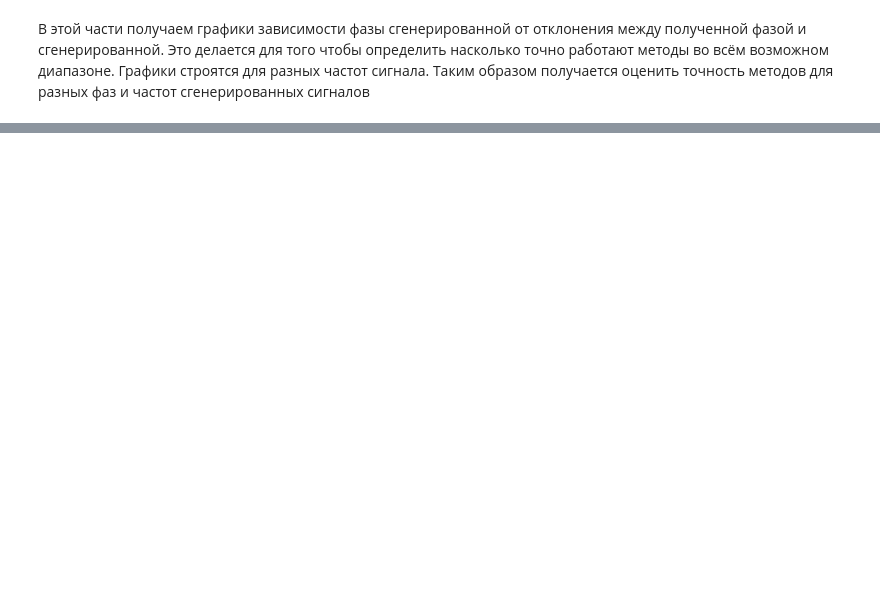
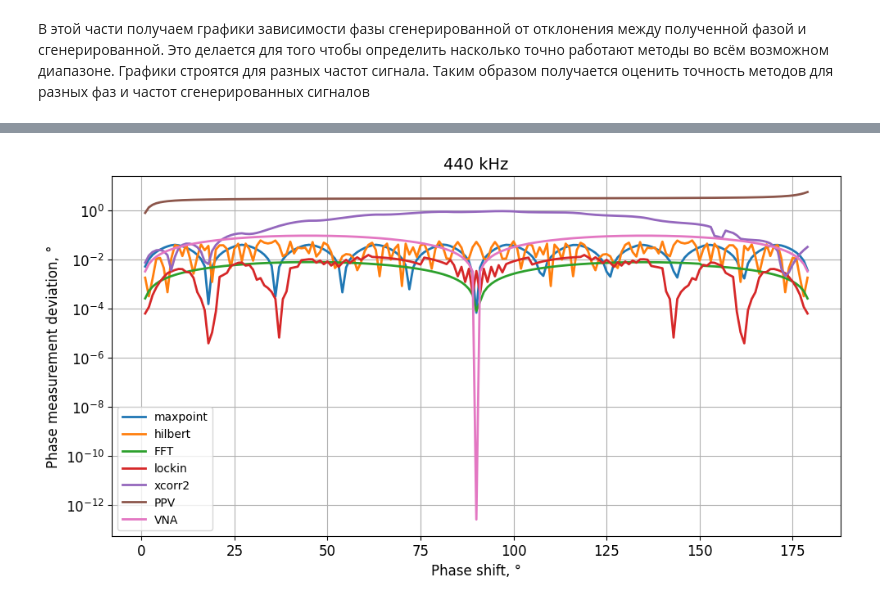
Before and after one commit to Gr-a-f/Relaxation_frequency_phase_algorithm, a Jupyter notebook: notebooks/Complex_ms/Nominal_phase_var.ipynb, the cells around one changed output, grey strips where cells are left out. Saved outputs shown, nothing was run; the diff lists cells and outputs as text; code cells hidden in the pictures; blank space fills up the shorter version.

```diff
--- a/notebooks/Complex_ms/Nominal_phase_var.ipynb
+++ b/notebooks/Complex_ms/Nominal_phase_var.ipynb
@@ -118,3 +118,8 @@ plot_for_one_F(phase_methods,phases_arrays, phase_diff_arrays,str(int(F/1000))+"
+# %%
+phases_arrays, phase_diff_arrays = variate_phase(*phase_methods,F=F,duration=30.5/F)
+plot_for_one_F(phase_methods,phases_arrays, phase_diff_arrays,str(int(F/1000))+" kHz" )
+# %% [output]
+[figure, added]
 # %%
 from functools import reduce
 
```
Also changed, not shown: parts of 12 cells of this notebook, 2 other files.
